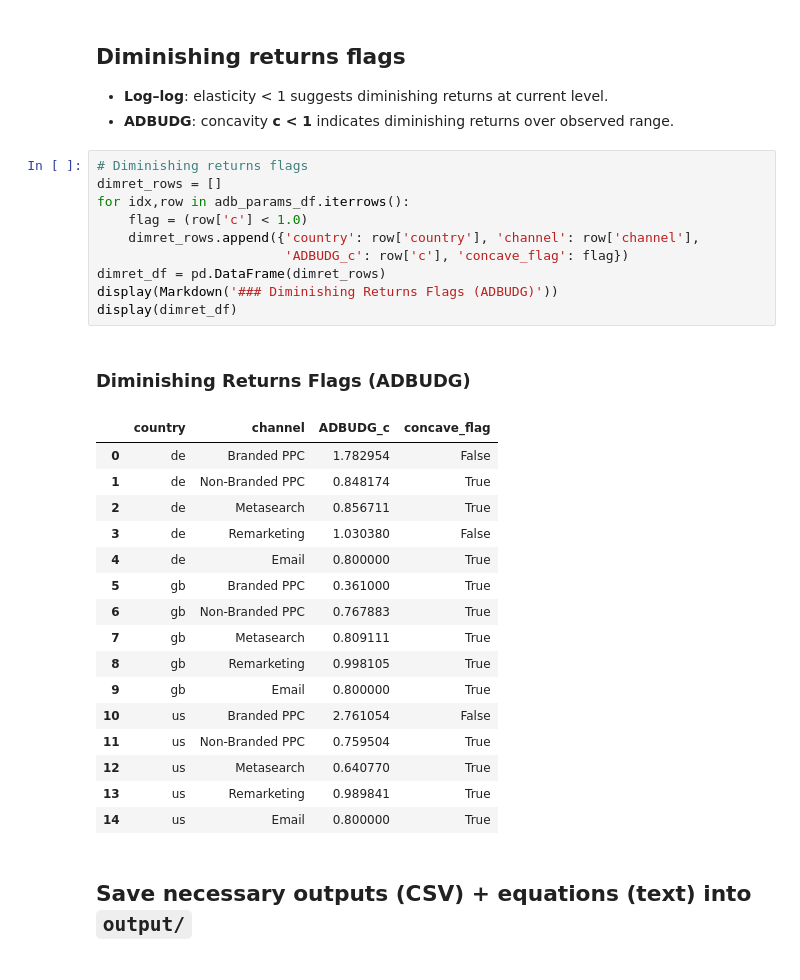
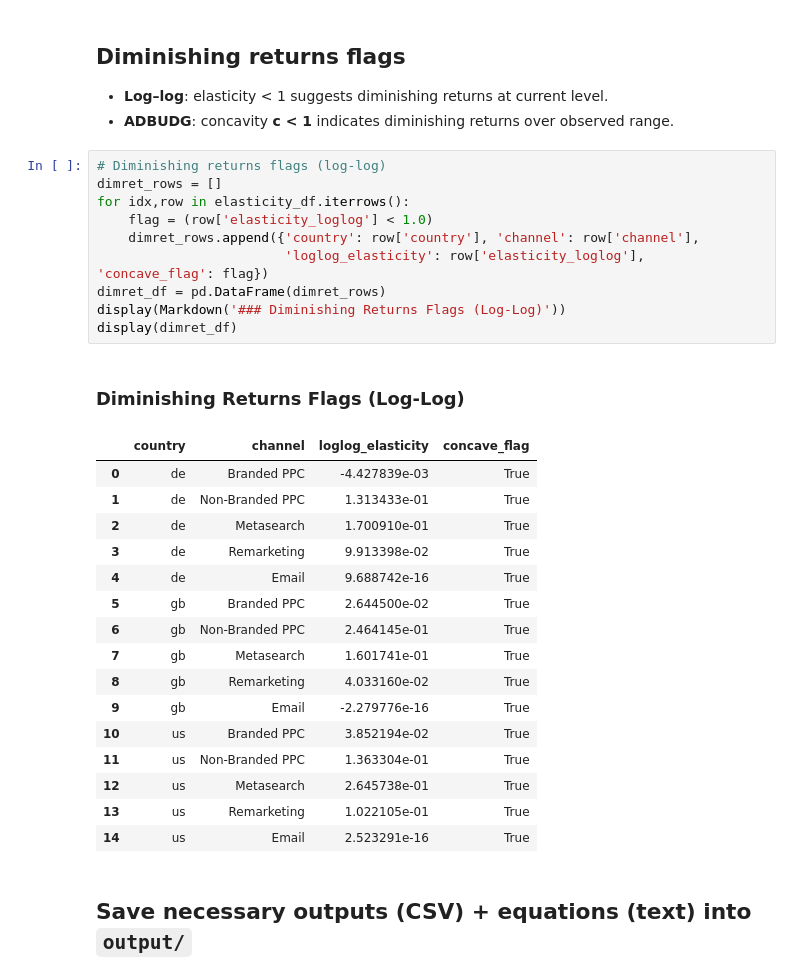
Before and after one commit to markdaddy12/MMA831, a Jupyter notebook: notebook/GlobeStay Performance Channels.ipynb, the cells around one changed output. Drawn from its saved outputs; the diff is of its cells as text.

Commit message:
update performance channel code

```diff
--- a/notebook/GlobeStay Performance Channels.ipynb
+++ b/notebook/GlobeStay Performance Channels.ipynb
@@ -495,33 +576,33 @@ display(realloc_df)
 - **Log–log**: elasticity < 1 suggests diminishing returns at current level.
 - **ADBUDG**: concavity **c < 1** indicates diminishing returns over observed range.
 # %%
-# Diminishing returns flags
+# Diminishing returns flags (log-log)
 dimret_rows = []
-for idx,row in adb_params_df.iterrows():
-    flag = (row['c'] < 1.0)
+for idx,row in elasticity_df.iterrows():
+    flag = (row['elasticity_loglog'] < 1.0)
     dimret_rows.append({'country': row['country'], 'channel': row['channel'],
-                        'ADBUDG_c': row['c'], 'concave_flag': flag})
+                        'loglog_elasticity': row['elasticity_loglog'], 'concave_flag': flag})
 dimret_df = pd.DataFrame(dimret_rows)
-display(Markdown('### Diminishing Returns Flags (ADBUDG)'))
+display(Markdown('### Diminishing Returns Flags (Log-Log)'))
 display(dimret_df)
 # %% [output]
-### Diminishing Returns Flags (ADBUDG)
+### Diminishing Returns Flags (Log-Log)
-|  | country | channel | ADBUDG_c | concave_flag |
-| 0 | de | Branded PPC | 1.782954 | False |
-| 1 | de | Non-Branded PPC | 0.848174 | True |
-| 2 | de | Metasearch | 0.856711 | True |
-| 3 | de | Remarketing | 1.030380 | False |
-| 4 | de | Email | 0.800000 | True |
-| 5 | gb | Branded PPC | 0.361000 | True |
-| 6 | gb | Non-Branded PPC | 0.767883 | True |
-| 7 | gb | Metasearch | 0.809111 | True |
-| 8 | gb | Remarketing | 0.998105 | True |
-| 9 | gb | Email | 0.800000 | True |
-| 10 | us | Branded PPC | 2.761054 | False |
-| 11 | us | Non-Branded PPC | 0.759504 | True |
-| 12 | us | Metasearch | 0.640770 | True |
-| 13 | us | Remarketing | 0.989841 | True |
-| 14 | us | Email | 0.800000 | True |
+|  | country | channel | loglog_elasticity | concave_flag |
+| 0 | de | Branded PPC | -4.427839e-03 | True |
+| 1 | de | Non-Branded PPC | 1.313433e-01 | True |
+| 2 | de | Metasearch | 1.700910e-01 | True |
+| 3 | de | Remarketing | 9.913398e-02 | True |
+| 4 | de | Email | 9.688742e-16 | True |
+| 5 | gb | Branded PPC | 2.644500e-02 | True |
+| 6 | gb | Non-Branded PPC | 2.464145e-01 | True |
+| 7 | gb | Metasearch | 1.601741e-01 | True |
+| 8 | gb | Remarketing | 4.033160e-02 | True |
+| 9 | gb | Email | -2.279776e-16 | True |
+| 10 | us | Branded PPC | 3.852194e-02 | True |
+| 11 | us | Non-Branded PPC | 1.363304e-01 | True |
+| 12 | us | Metasearch | 2.645738e-01 | True |
+| 13 | us | Remarketing | 1.022105e-01 | True |
+| 14 | us | Email | 2.523291e-16 | True |
 # %% [markdown]
 ## Save necessary outputs (CSV) + equations (text) into `output/`
 # %%
```
Also changed, not shown: parts of 6 cells of this notebook, 3 other files.
